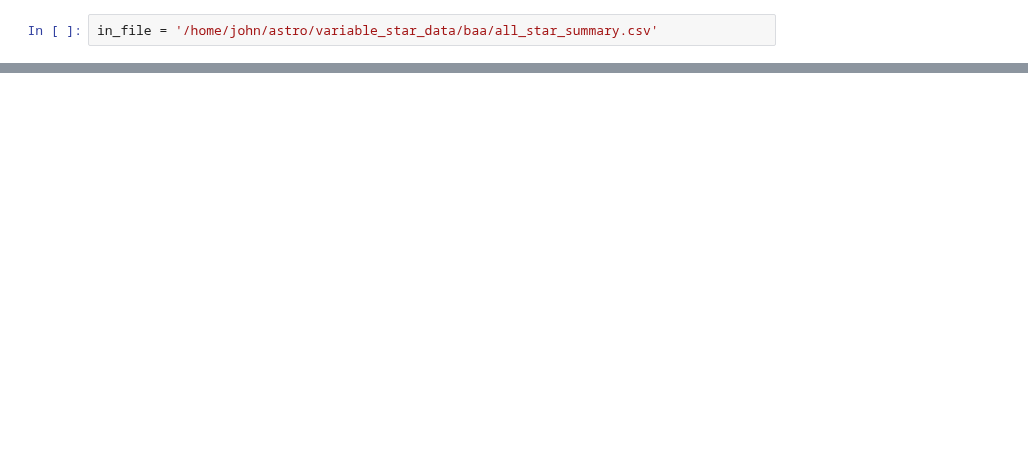
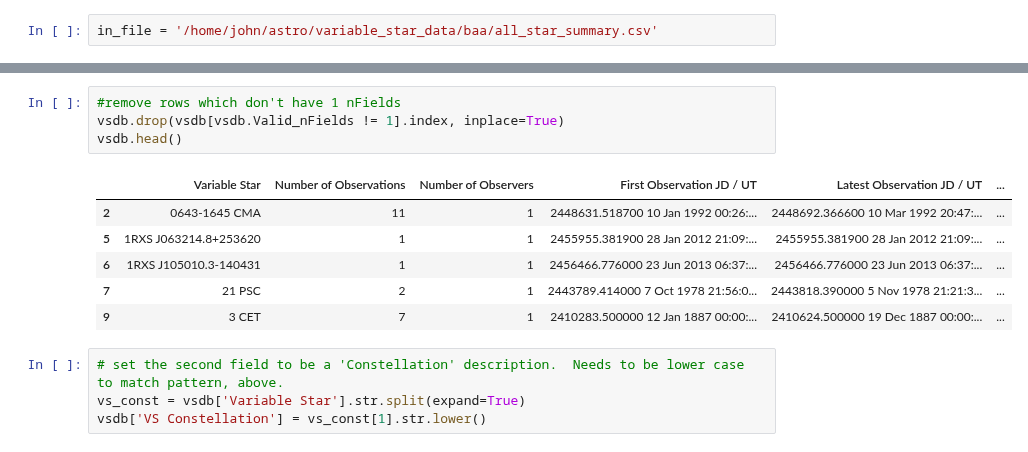
Before and after one commit to cjohnevans/Astro, a Jupyter notebook: review_baa_database_summary.ipynb, the cells around one changed output, grey strips where cells are left out. Drawn from its saved outputs; the diff is of its cells as text; blank space fills up the shorter version.

```diff
--- a/review_baa_database_summary.ipynb
+++ b/review_baa_database_summary.ipynb
@@ -35,0 +125,15 @@ vsdb[['Variable Star', 'Number of Observations', 'Number of Observers']].sort_va
+# %%
+#remove rows which don't have 1 nFields
+vsdb.drop(vsdb[vsdb.Valid_nFields != 1].index, inplace=True)
+vsdb.head()
+# %% [output]
+|  | Variable Star | Number of Observations | Number of Observers | First Observation JD / UT | Latest Observation JD / UT | ... |
+| 2 | 0643-1645 CMA | 11 | 1 | 2448631.518700 10 Jan 1992 00:26:... | 2448692.366600 10 Mar 1992 20:47:... | ... |
+| 5 | 1RXS J063214.8+253620 | 1 | 1 | 2455955.381900 28 Jan 2012 21:09:... | 2455955.381900 28 Jan 2012 21:09:... | ... |
+| 6 | 1RXS J105010.3-140431 | 1 | 1 | 2456466.776000 23 Jun 2013 06:37:... | 2456466.776000 23 Jun 2013 06:37:... | ... |
+| 7 | 21 PSC | 2 | 1 | 2443789.414000 7 Oct 1978 21:56:0... | 2443818.390000 5 Nov 1978 21:21:3... | ... |
+| 9 | 3 CET | 7 | 1 | 2410283.500000 12 Jan 1887 00:00:... | 2410624.500000 19 Dec 1887 00:00:... | ... |
+# %%
+# set the second field to be a 'Constellation' description.  Needs to be lower case to match pattern, above.
+vs_const = vsdb['Variable Star'].str.split(expand=True)
+vsdb['VS Constellation'] = vs_const[1].str.lower()
```
Also changed, not shown: parts of 19 cells of this notebook.
